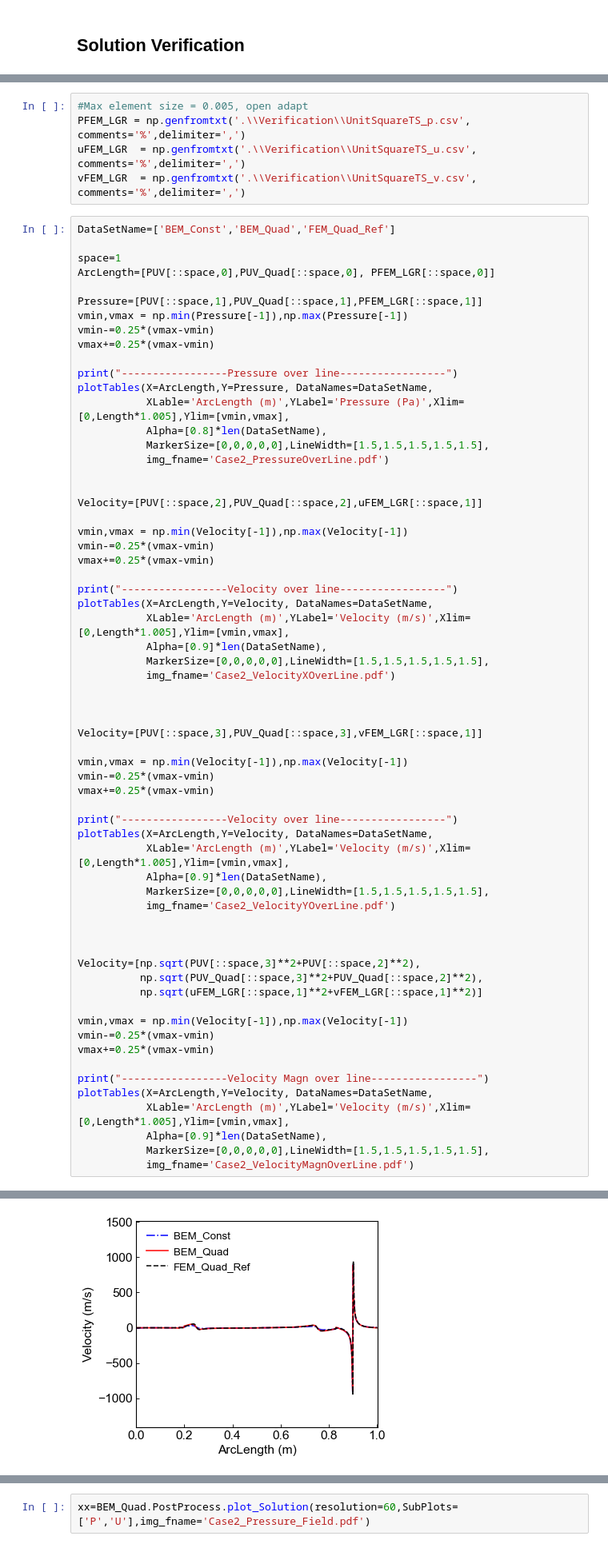
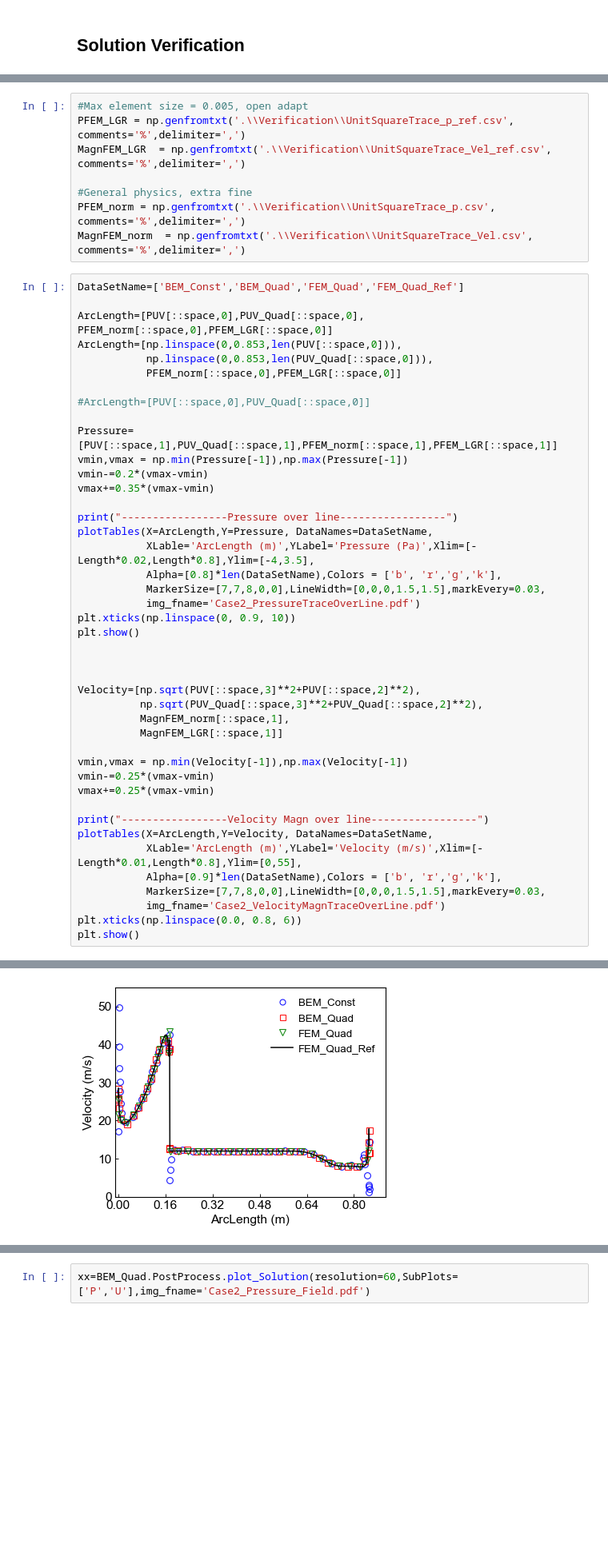
Before and after one commit to BinWang0213/PyDFN3D, a Jupyter notebook: Examples/Unit_Square_Sources.ipynb, the cells around one changed output, grey strips where cells are left out. Shown: that part at 80% size. Saved outputs shown, nothing was run; the diff lists cells and outputs as text; blank space fills up the shorter version.

```diff
--- a/Examples/Unit_Square_Sources.ipynb
+++ b/Examples/Unit_Square_Sources.ipynb
@@ -217,60 +468,41 @@ Trace 5 has open ends [0 1]
 # %%
 #Max element size = 0.005, open adapt
-PFEM_LGR = np.genfromtxt('.\\Verification\\UnitSquareTS_p.csv', comments='%',delimiter=',')
-uFEM_LGR  = np.genfromtxt('.\\Verification\\UnitSquareTS_u.csv', comments='%',delimiter=',')
-vFEM_LGR  = np.genfromtxt('.\\Verification\\UnitSquareTS_v.csv', comments='%',delimiter=',')
+PFEM_LGR = np.genfromtxt('.\\Verification\\UnitSquareTrace_p_ref.csv', comments='%',delimiter=',')
+MagnFEM_LGR  = np.genfromtxt('.\\Verification\\UnitSquareTrace_Vel_ref.csv', comments='%',delimiter=',')
+
+#General physics, extra fine
+PFEM_norm = np.genfromtxt('.\\Verification\\UnitSquareTrace_p.csv', comments='%',delimiter=',')
+MagnFEM_norm  = np.genfromtxt('.\\Verification\\UnitSquareTrace_Vel.csv', comments='%',delimiter=',')
 # %%
-DataSetName=['BEM_Const','BEM_Quad','FEM_Quad_Ref']
+DataSetName=['BEM_Const','BEM_Quad','FEM_Quad','FEM_Quad_Ref']
 
-space=1
-ArcLength=[PUV[::space,0],PUV_Quad[::space,0], PFEM_LGR[::space,0]]
+ArcLength=[PUV[::space,0],PUV_Quad[::space,0], PFEM_norm[::space,0],PFEM_LGR[::space,0]]
+ArcLength=[np.linspace(0,0.853,len(PUV[::space,0])),
+           np.linspace(0,0.853,len(PUV_Quad[::space,0])),
+           PFEM_norm[::space,0],PFEM_LGR[::space,0]]
 
-Pressure=[PUV[::space,1],PUV_Quad[::space,1],PFEM_LGR[::space,1]]
+#ArcLength=[PUV[::space,0],PUV_Quad[::space,0]]
+
+Pressure=[PUV[::space,1],PUV_Quad[::space,1],PFEM_norm[::space,1],PFEM_LGR[::space,1]]
 vmin,vmax = np.min(Pressure[-1]),np.max(Pressure[-1])
-vmin-=0.25*(vmax-vmin)
-vmax+=0.25*(vmax-vmin)
+vmin-=0.2*(vmax-vmin)
+vmax+=0.35*(vmax-vmin)
 
 print("-----------------Pressure over line-----------------")
 plotTables(X=ArcLength,Y=Pressure, DataNames=DataSetName,
-           XLable='ArcLength (m)',YLabel='Pressure (Pa)',Xlim=[0,Length*1.005],Ylim=[vmin,vmax],
-           Alpha=[0.8]*len(DataSetName),
-           MarkerSize=[0,0,0,0,0],LineWidth=[1.5,1.5,1.5,1.5,1.5],
-           img_fname='Case2_PressureOverLine.pdf')
-
-
-Velocity=[PUV[::space,2],PUV_Quad[::space,2],uFEM_LGR[::space,1]]
-
-vmin,vmax = np.min(Velocity[-1]),np.max(Velocity[-1])
-vmin-=0.25*(vmax-vmin)
-vmax+=0.25*(vmax-vmin)
-
-print("-----------------Velocity over line-----------------")
-plotTables(X=ArcLength,Y=Velocity, DataNames=DataSetName,
-           XLable='ArcLength (m)',YLabel='Velocity (m/s)',Xlim=[0,Length*1.005],Ylim=[vmin,vmax],
-           Alpha=[0.9]*len(DataSetName),
-           MarkerSize=[0,0,0,0,0],LineWidth=[1.5,1.5,1.5,1.5,1.5],
-           img_fname='Case2_VelocityXOverLine.pdf')
-
-
-
-Velocity=[PUV[::space,3],PUV_Quad[::space,3],vFEM_LGR[::space,1]]
-
-vmin,vmax = np.min(Velocity[-1]),np.max(Velocity[-1])
-vmin-=0.25*(vmax-vmin)
-vmax+=0.25*(vmax-vmin)
-
-print("-----------------Velocity over line-----------------")
-plotTables(X=ArcLength,Y=Velocity, DataNames=DataSetName,
-           XLable='ArcLength (m)',YLabel='Velocity (m/s)',Xlim=[0,Length*1.005],Ylim=[vmin,vmax],
-           Alpha=[0.9]*len(DataSetName),
-           MarkerSize=[0,0,0,0,0],LineWidth=[1.5,1.5,1.5,1.5,1.5],
-           img_fname='Case2_VelocityYOverLine.pdf')
+           XLable='ArcLength (m)',YLabel='Pressure (Pa)',Xlim=[-Length*0.02,Length*0.8],Ylim=[-4,3.5],
+           Alpha=[0.8]*len(DataSetName),Colors = ['b', 'r','g','k'],
+           MarkerSize=[7,7,8,0,0],LineWidth=[0,0,0,1.5,1.5],markEvery=0.03,
+           img_fname='Case2_PressureTraceOverLine.pdf')
+plt.xticks(np.linspace(0, 0.9, 10))
+plt.show()
 
 
 
 Velocity=[np.sqrt(PUV[::space,3]**2+PUV[::space,2]**2),
           np.sqrt(PUV_Quad[::space,3]**2+PUV_Quad[::space,2]**2),
-          np.sqrt(uFEM_LGR[::space,1]**2+vFEM_LGR[::space,1]**2)]
+          MagnFEM_norm[::space,1],
+          MagnFEM_LGR[::space,1]]
 
 vmin,vmax = np.min(Velocity[-1]),np.max(Velocity[-1])
 vmin-=0.25*(vmax-vmin)
@@ -278,9 +510,11 @@ vmax+=0.25*(vmax-vmin)
 
 print("-----------------Velocity Magn over line-----------------")
 plotTables(X=ArcLength,Y=Velocity, DataNames=DataSetName,
-           XLable='ArcLength (m)',YLabel='Velocity (m/s)',Xlim=[0,Length*1.005],Ylim=[vmin,vmax],
-           Alpha=[0.9]*len(DataSetName),
-           MarkerSize=[0,0,0,0,0],LineWidth=[1.5,1.5,1.5,1.5,1.5],
-           img_fname='Case2_VelocityMagnOverLine.pdf')
+           XLable='ArcLength (m)',YLabel='Velocity (m/s)',Xlim=[-Length*0.01,Length*0.8],Ylim=[0,55],
+           Alpha=[0.9]*len(DataSetName),Colors = ['b', 'r','g','k'],
+           MarkerSize=[7,7,8,0,0],LineWidth=[0,0,0,1.5,1.5],markEvery=0.03,
+           img_fname='Case2_VelocityMagnTraceOverLine.pdf')
+plt.xticks(np.linspace(0.0, 0.8, 6))
+plt.show()
 # %% [output]
 -----------------Pressure over line-----------------
@@ -289 +523 @@ plotTables(X=ArcLength,Y=Velocity, DataNames=DataSetName,
-[figure, old version]
+[figure, new version]
```
Also changed, not shown: parts of 18 cells of this notebook, 31 other files.
